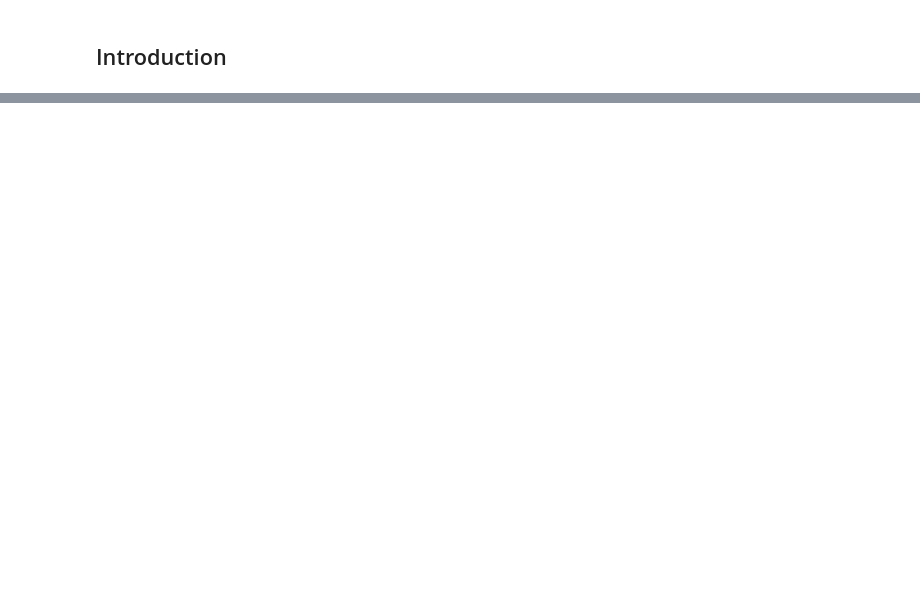
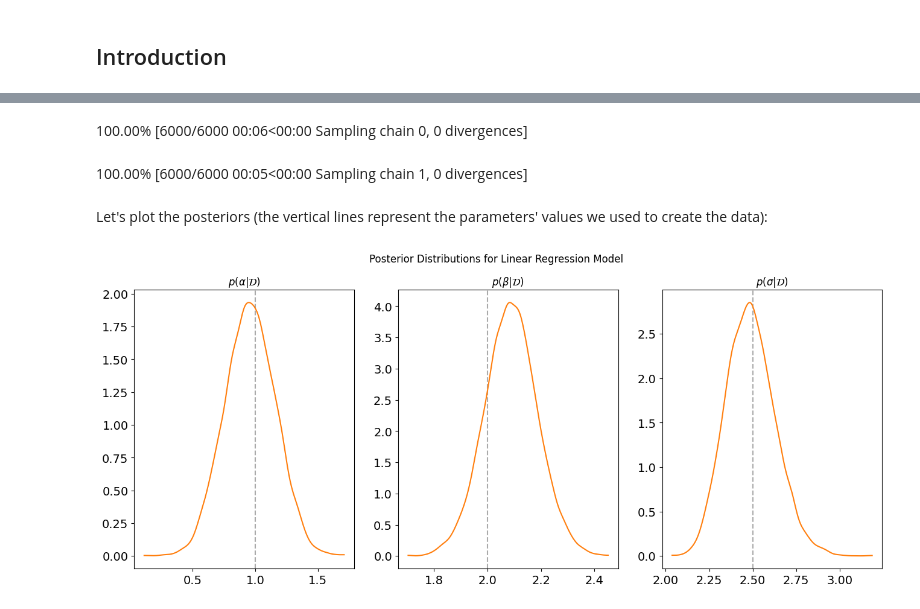
Before and after one commit to jpneto/topicsInPython, a Jupyter notebook: notebooks/ProbabilisticProgramming.ipynb, the cells around one changed output, grey strips where cells are left out. Drawn from its saved outputs; the diff is of its cells as text; code cells hidden in the pictures; blank space fills up the shorter version.

```diff
--- a/notebooks/ProbabilisticProgramming.ipynb
+++ b/notebooks/ProbabilisticProgramming.ipynb
@@ -189,0 +424,6 @@ To continue reading about this subject using Python check [An Introduction to Pr
+# %%
+α, β, σ = 1, 2, 2.5   # true (unknown) parameter values
+
+n = 150
+X = 2*npr.randn(n)
+Y = α + β * X + σ * npr.normal(size=n)
@@ -189,0 +438,12 @@ To continue reading about this subject using Python check [An Introduction to Pr
+# %%
+def linear_model(X, Y):
+  with pm.Model() as model:
+    # Priors for unknown model parameters
+    alpha = pm.Normal("alpha", mu=0, sigma=10)
+    beta  = pm.Normal("beta", mu=0, sigma=10)
+    sigma = pm.HalfNormal("sigma", sigma=1)
+    # Expected value of outcome
+    mu = alpha + beta * X
+    # Likelihood (sampling distribution) of observations
+    Y_obs = pm.Normal("Y_obs", mu=mu, sigma=sigma, observed=Y)
+  return model
@@ -189,0 +452,2 @@ To continue reading about this subject using Python check [An Introduction to Pr
+# %%
+model_l = linear_model(X, Y)
@@ -189,0 +460,26 @@ To continue reading about this subject using Python check [An Introduction to Pr
+# %%
+with model_l:
+  idata3 = pm.sample(draws=5000)   # draw n posterior samples
+# %% [output]
+100.00% [6000/6000 00:06<00:00 Sampling chain 0, 0 divergences]
+100.00% [6000/6000 00:05<00:00 Sampling chain 1, 0 divergences]
+# %% [markdown]
+Let's plot the posteriors (the vertical lines represent the parameters' values we used to create the data):
+# %%
+#@title
+fig, ax = plt.subplots(1, 3, figsize=(16,6))
+fig.suptitle("Posterior Distributions for Linear Regression Model")
+
+ax[0].set_title(r"$p(\alpha | \mathcal{D})$")
+ax[0].axvline(x = α, color = '#aaaaaa', linestyle='--')
+az.plot_dist(idata3.posterior['alpha'], color="C1", ax=ax[0])
+
+ax[1].set_title(r"$p(\beta | \mathcal{D})$")
+ax[1].axvline(x = β, color = '#aaaaaa', linestyle='--')
+az.plot_dist(idata3.posterior['beta'], color="C1", ax=ax[1])
+
+ax[2].set_title(r"$p(\sigma | \mathcal{D})$")
+ax[2].axvline(x = σ, color = '#aaaaaa', linestyle='--')
+az.plot_dist(idata3.posterior['sigma'], color="C1", ax=ax[2]);
+# %% [output]
+[figure, added]
```
Also changed, not shown: parts of 155 cells of this notebook.
